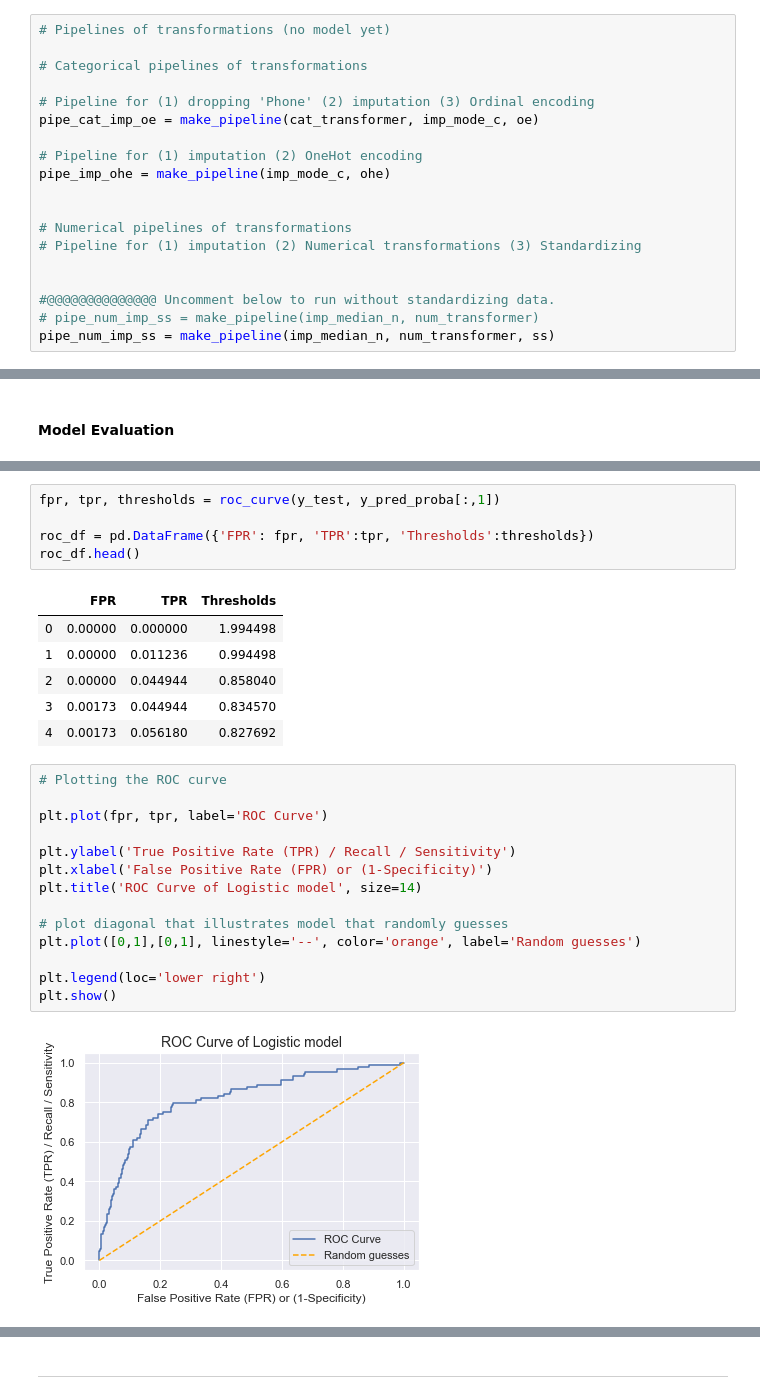
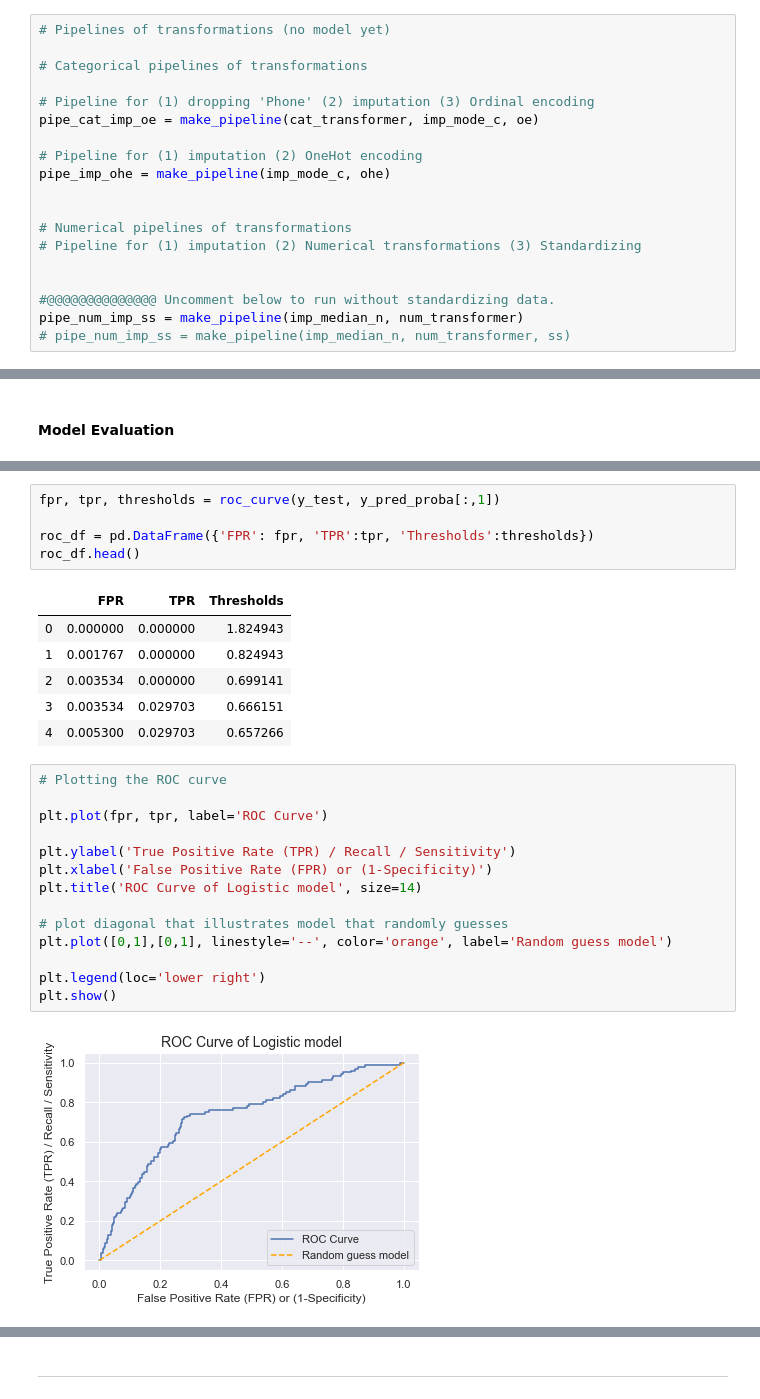
Before and after one commit to ashish-sharma-as/Customer_Churn, a Jupyter notebook: customer_churn.ipynb, the cells around one changed output, grey strips where cells are left out. Drawn from its saved outputs; the diff is of its cells as text.

```diff
--- a/customer_churn.ipynb
+++ b/customer_churn.ipynb
@@ -703,8 +734,8 @@ pipe_imp_ohe = make_pipeline(imp_mode_c, ohe)
 
 
 #@@@@@@@@@@@@@@ Uncomment below to run without standardizing data.
-# pipe_num_imp_ss = make_pipeline(imp_median_n, num_transformer)
-pipe_num_imp_ss = make_pipeline(imp_median_n, num_transformer, ss)
+pipe_num_imp_ss = make_pipeline(imp_median_n, num_transformer)
+# pipe_num_imp_ss = make_pipeline(imp_median_n, num_transformer, ss)
 # %%
 # Utilizing Column Transformer for transformations
 
@@ -833,27 +872,27 @@ roc_df = pd.DataFrame({'FPR': fpr, 'TPR':tpr, 'Thresholds':thresholds})
 roc_df.head()
 # %% [output]
 |  | FPR | TPR | Thresholds |
-| 0 | 0.00000 | 0.000000 | 1.994498 |
-| 1 | 0.00000 | 0.011236 | 0.994498 |
-| 2 | 0.00000 | 0.044944 | 0.858040 |
-| 3 | 0.00173 | 0.044944 | 0.834570 |
-| 4 | 0.00173 | 0.056180 | 0.827692 |
+| 0 | 0.000000 | 0.000000 | 1.824943 |
+| 1 | 0.001767 | 0.000000 | 0.824943 |
+| 2 | 0.003534 | 0.000000 | 0.699141 |
+| 3 | 0.003534 | 0.029703 | 0.666151 |
+| 4 | 0.005300 | 0.029703 | 0.657266 |
 # %%
 # Plotting the ROC curve
 
 plt.plot(fpr, tpr, label='ROC Curve')
 
 plt.ylabel('True Positive Rate (TPR) / Recall / Sensitivity')
 plt.xlabel('False Positive Rate (FPR) or (1-Specificity)')
 plt.title('ROC Curve of Logistic model', size=14)
 
 # plot diagonal that illustrates model that randomly guesses
-plt.plot([0,1],[0,1], linestyle='--', color='orange', label='Random guesses')
+plt.plot([0,1],[0,1], linestyle='--', color='orange', label='Random guess model')
 
 plt.legend(loc='lower right')
 plt.show()
 # %% [output]
-[figure, old version]
+[figure, new version]
 # %%
 roc_auc_score(y_test, y_pred_proba[:,1])
 # %% [output]
```
Also changed, not shown: parts of 65 cells of this notebook.
